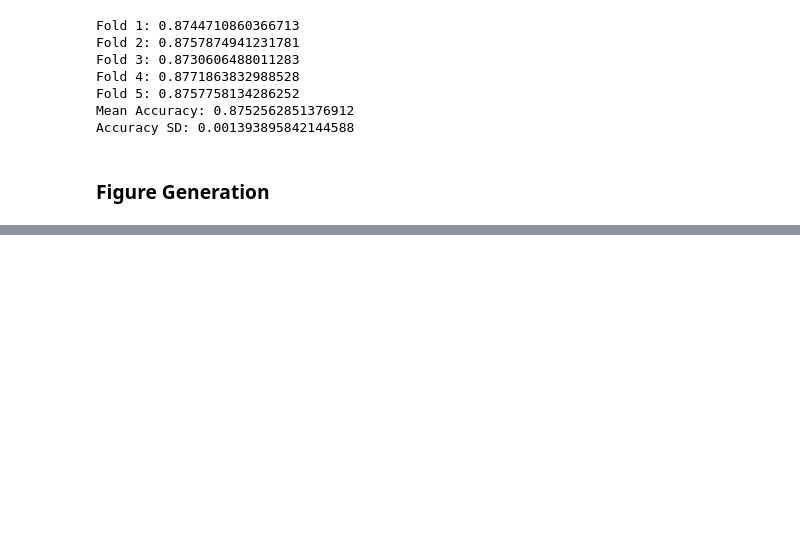
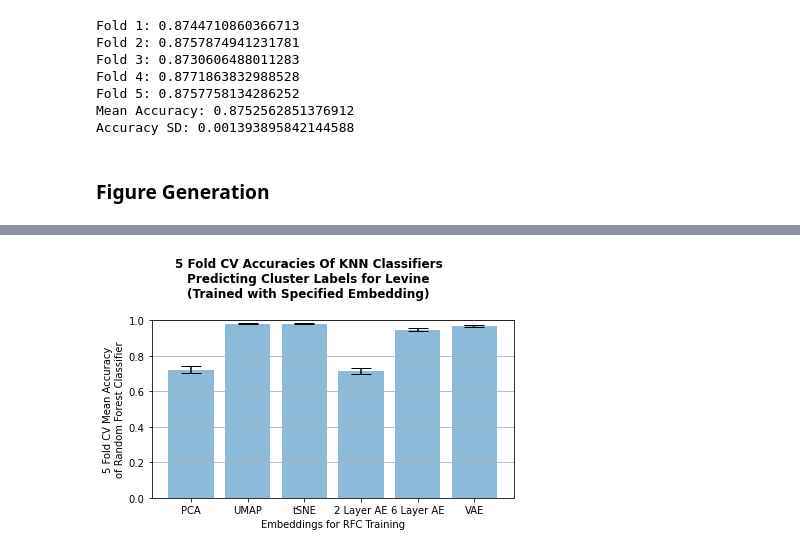
Before and after one commit to robbywaxman/GDAFinalProject, a Jupyter notebook: Metrics/KNNMetrics.ipynb, the cells around one changed output, grey strips where cells are left out. Cells and saved outputs as stored; diff of their text form; code cells hidden in the pictures; blank space fills up the shorter version.

```diff
--- a/Metrics/KNNMetrics.ipynb
+++ b/Metrics/KNNMetrics.ipynb
@@ -165,0 +225,3 @@ plt.show()
+# %%
+X_2layer = levine_2layer[:,0:2]
+mean_accs_2layer, std_accs_2layer = run_crossval(X_2layer, np.array(y))
@@ -165,0 +238,3 @@ plt.show()
+# %%
+X_6layer = levine_6layer[:,0:2]
+mean_accs_6layer, std_accs_6layer = run_crossval(X_6layer, np.array(y))
@@ -165,0 +251,3 @@ plt.show()
+# %%
+X_vae = levine_vae[:,0:2]
+mean_accs_vae, std_accs_vae = run_crossval(X_vae, np.array(y))
@@ -165,0 +262,23 @@ plt.show()
+# %%
+# Create lists for the plot
+Methods = ['PCA', 'UMAP', 'tSNE', '2 Layer AE', '6 Layer AE', 'VAE']
+x_pos = np.arange(len(Methods))
+Means = [mean_accs_pca, mean_accs_umap, mean_accs_tsne, mean_accs_2layer, mean_accs_6layer, mean_accs_vae]
+Errors = [std_accs_pca, std_accs_umap, std_accs_tsne, std_accs_2layer, std_accs_6layer, std_accs_vae]
+# %%
+# Build the plot
+fig, ax = plt.subplots()
+ax.bar(x_pos, Means, yerr=Errors, align='center', alpha=0.5, ecolor='black', capsize=10)
+ax.set_ylabel('5 Fold CV Mean Accuracy\nof Random Forest Classifier')
+ax.set_xlabel('Embeddings for RFC Training')
+ax.set_xticks(x_pos)
+ax.set_xticklabels(Methods)
+plt.suptitle('5 Fold CV Accuracies Of KNN Classifiers\nPredicting Cluster Labels for Levine\n(Trained with Specified Embedding)', fontweight = 'bold')
+ax.yaxis.grid(True)
+ax.set_ylim([0.0, 1.0])
+# Save the figure and show
+plt.tight_layout()
+plt.savefig('../Figures/KNNClassiferAccuracies_levine.png')
+plt.show()
+# %% [output]
+[figure, added]
```
Also changed, not shown: parts of 15 cells of this notebook, 3 other files.
